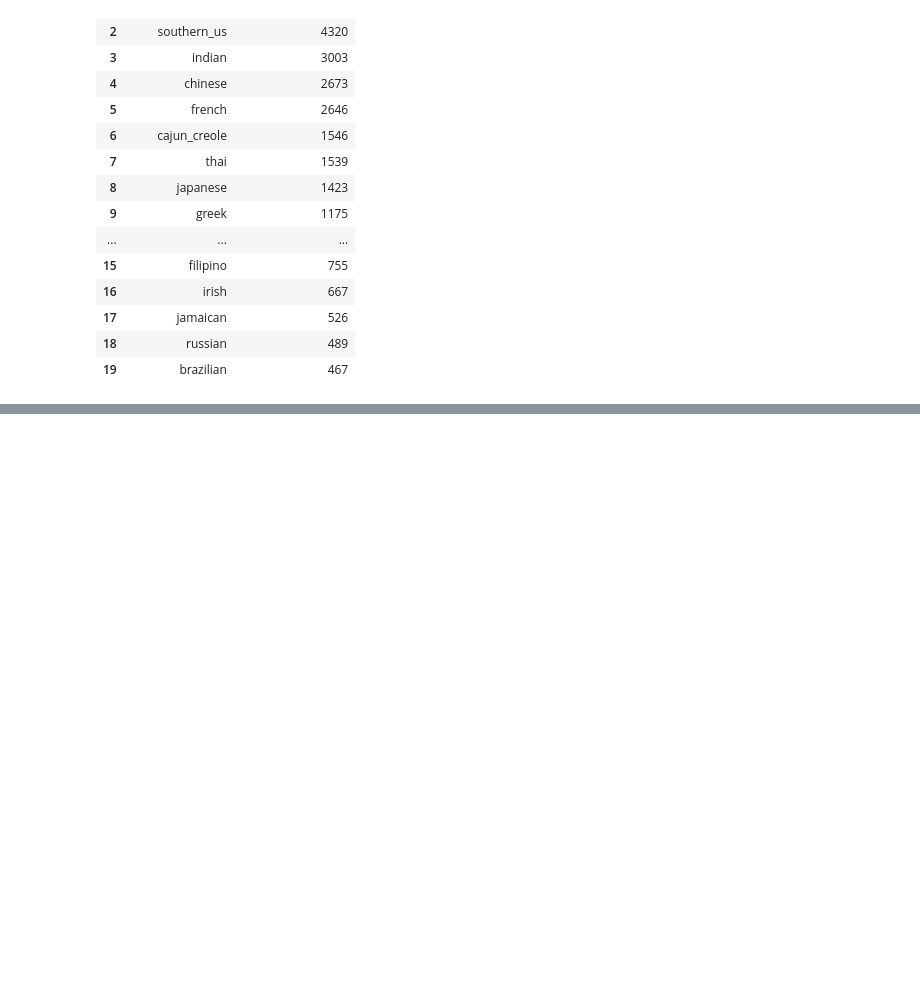
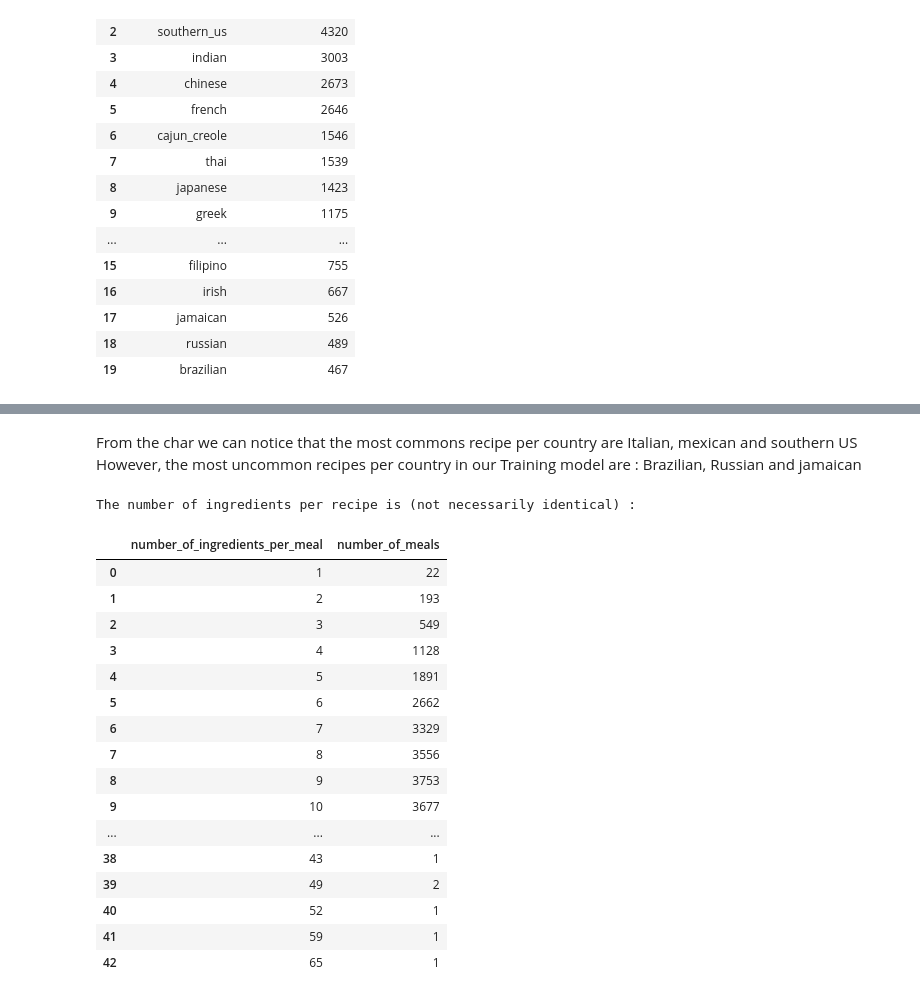
Before and after one commit to khalidBoufelfel/Whatscooking, a Jupyter notebook: Whats_cooking.ipynb, the cells around one changed output, grey strips where cells are left out. Saved outputs shown, nothing was run; the diff lists cells and outputs as text; code cells hidden in the pictures; blank space fills up the shorter version.

```diff
--- a/Whats_cooking.ipynb
+++ b/Whats_cooking.ipynb
@@ -163,0 +169,27 @@ plt.show()
+# %% [markdown]
+From the char we can notice that the most commons recipe per country are Italian, mexican and southern US <br/>
+However, the most uncommon recipes per country in our Training model are : Brazilian, Russian and jamaican
+# %%
+print("The number of ingredients per recipe is (not necessarily identical) : " )
+
+n_recipes_per_meal = traindf.ingredients.map(lambda l: len(l)).value_counts().sort_index().reset_index().rename(columns={'index':'number_of_ingredients_per_meal', 'ingredients':'number_of_meals'})
+n_recipes_per_meal
+# %% [output]
+The number of ingredients per recipe is (not necessarily identical) :
+|  | number_of_ingredients_per_meal | number_of_meals |
+| 0 | 1 | 22 |
+| 1 | 2 | 193 |
+| 2 | 3 | 549 |
+| 3 | 4 | 1128 |
+| 4 | 5 | 1891 |
+| 5 | 6 | 2662 |
+| 6 | 7 | 3329 |
+| 7 | 8 | 3556 |
+| 8 | 9 | 3753 |
+| 9 | 10 | 3677 |
+| ... | ... | ... |
+| 38 | 43 | 1 |
+| 39 | 49 | 2 |
+| 40 | 52 | 1 |
+| 41 | 59 | 1 |
+| 42 | 65 | 1 |
```
Also changed, not shown: parts of 4 cells of this notebook.
